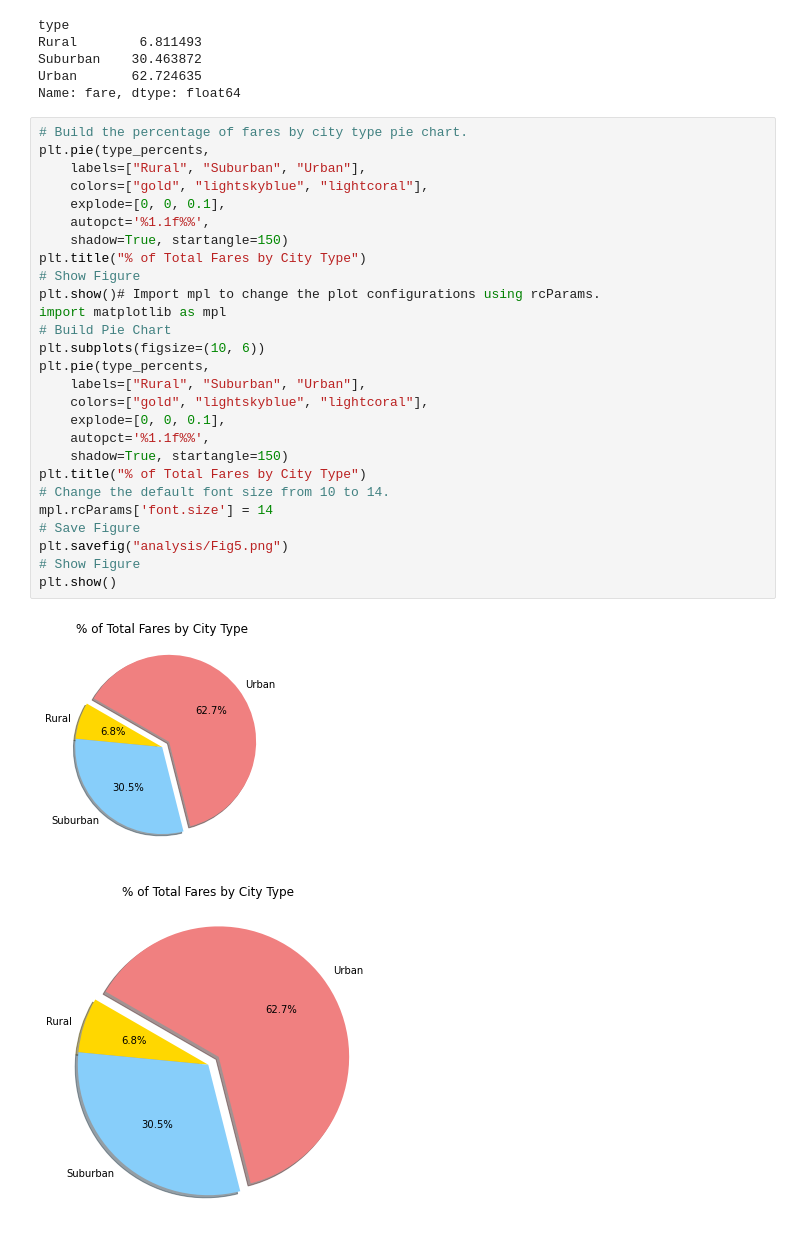
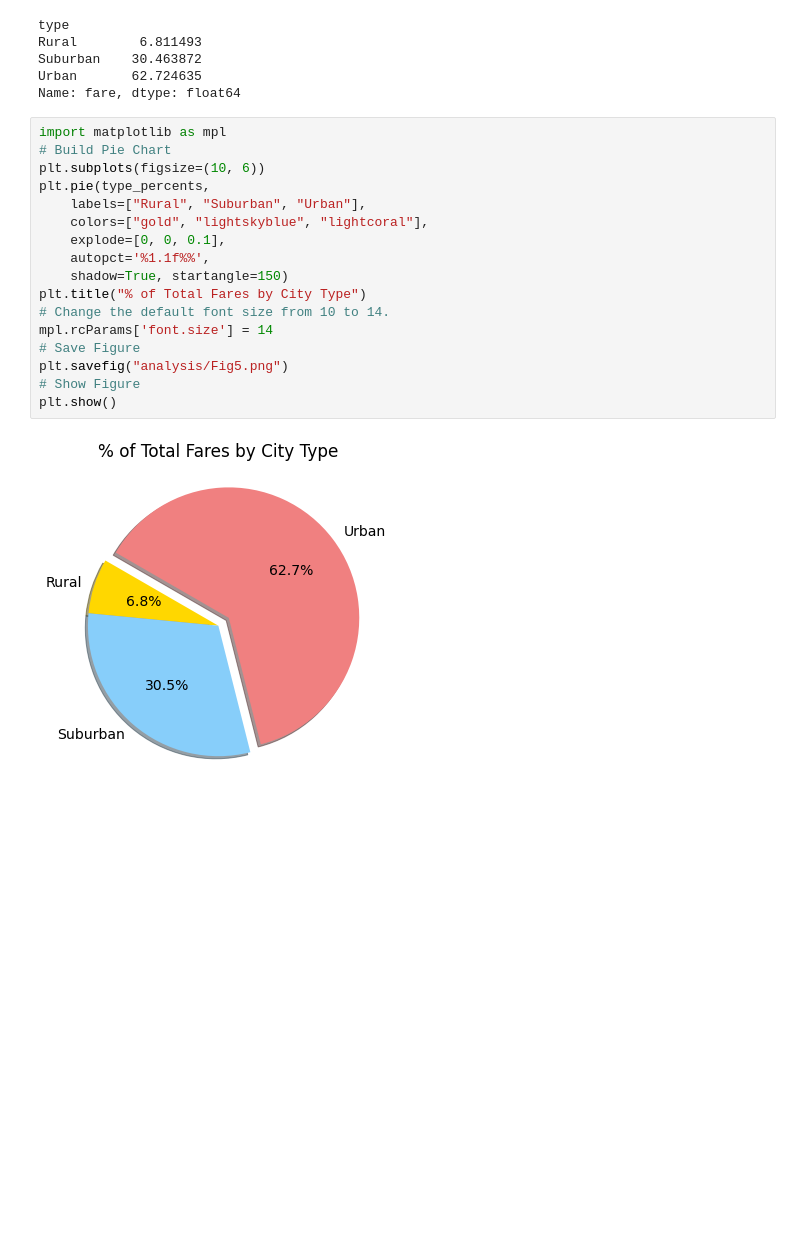
Before and after one commit to yurii151/PyBer_Analysis, a Jupyter notebook: PyBer.ipynb, the cells around one changed output. Saved outputs shown, nothing was run; the diff lists cells and outputs as text; blank space fills up the shorter version.

```diff
--- a/PyBer.ipynb
+++ b/PyBer.ipynb
@@ -846,32 +846,21 @@ Suburban    30.463872
 Urban       62.724635
 Name: fare, dtype: float64
 # %%
-# Build the percentage of fares by city type pie chart.
-plt.pie(type_percents,
-    labels=["Rural", "Suburban", "Urban"],
-    colors=["gold", "lightskyblue", "lightcoral"],
-    explode=[0, 0, 0.1],
-    autopct='%1.1f%%',
-    shadow=True, startangle=150)
-plt.title("% of Total Fares by City Type")
-# Show Figure
-plt.show()# Import mpl to change the plot configurations using rcParams.
 import matplotlib as mpl
 # Build Pie Chart
 plt.subplots(figsize=(10, 6))
 plt.pie(type_percents,
     labels=["Rural", "Suburban", "Urban"],
     colors=["gold", "lightskyblue", "lightcoral"],
     explode=[0, 0, 0.1],
     autopct='%1.1f%%',
     shadow=True, startangle=150)
 plt.title("% of Total Fares by City Type")
 # Change the default font size from 10 to 14.
 mpl.rcParams['font.size'] = 14
 # Save Figure
 plt.savefig("analysis/Fig5.png")
 # Show Figure
 plt.show()
 # %% [output]
-[figure, old version]
+[figure, new version]
-[figure, removed]
```
Also changed, not shown: parts of 2 cells of this notebook, 1 other file.
